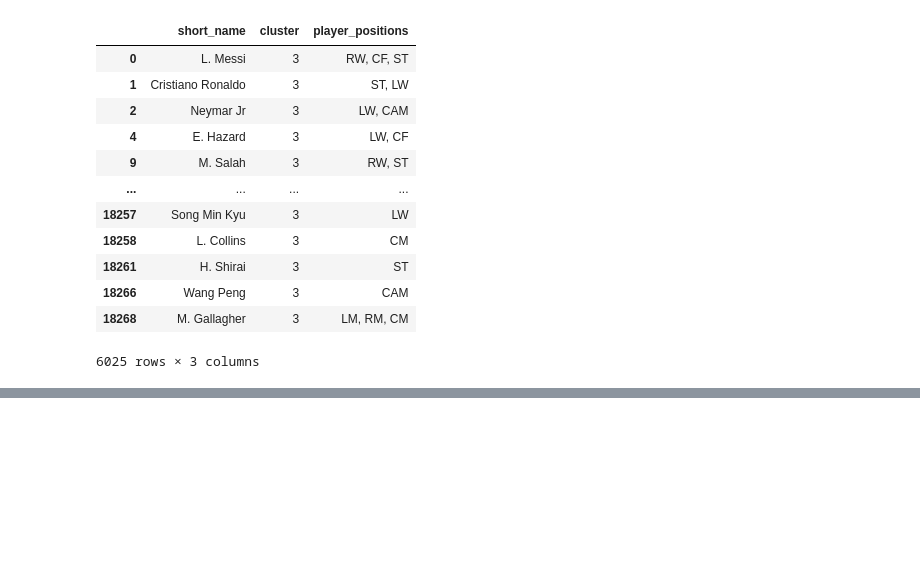
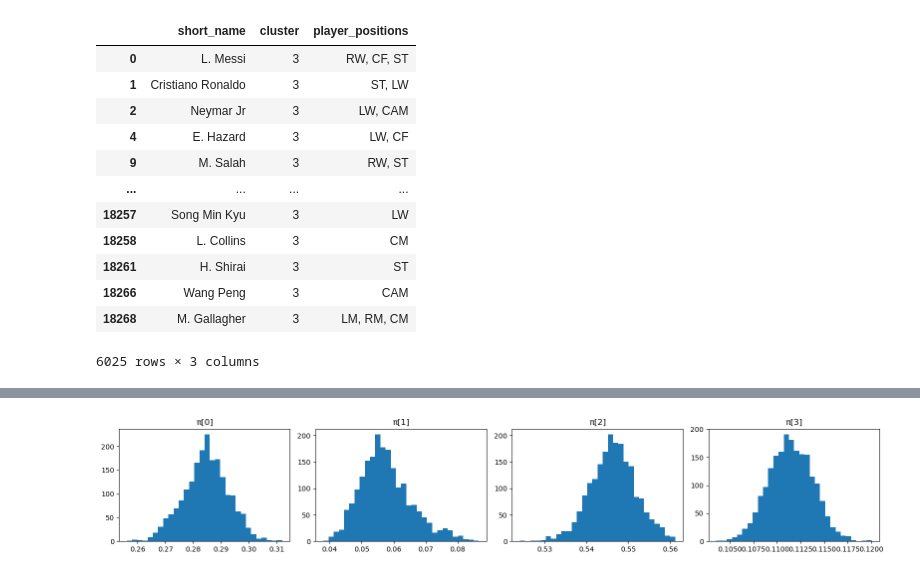
Before and after one commit to yaelrsc/Computaci-n-estad-stica-2026-2, a Jupyter notebook: Proyectos/EM_for_Gaussian_Mixture_Models.ipynb, the cells around one changed output, grey strips where cells are left out. Cells and saved outputs as stored; diff of their text form; code cells hidden in the pictures; blank space fills up the shorter version.

```diff
--- a/Proyectos/EM_for_Gaussian_Mixture_Models.ipynb
+++ b/Proyectos/EM_for_Gaussian_Mixture_Models.ipynb
@@ -879,0 +1464,17 @@ fifa_20[['short_name','cluster2','player_positions', 'overall']].query('cluster2
+# %%
+samples_pi = np.stack([
+    s["pi"].numpy() if hasattr(s["pi"], "numpy") else s["pi"]
+    for s in model.samples
+])
+
+fig, axes = plt.subplots(1, model.K, figsize=(4*model.K, 3))
+
+for k in range(model.K):
+
+    axes[k].hist(samples_pi[:, k], bins=30)
+    axes[k].set_title(f"π[{k}]")
+
+plt.tight_layout()
+plt.show()
+# %% [output]
+[figure, added]
```
Also changed, not shown: parts of 39 cells of this notebook, 1 other file.
